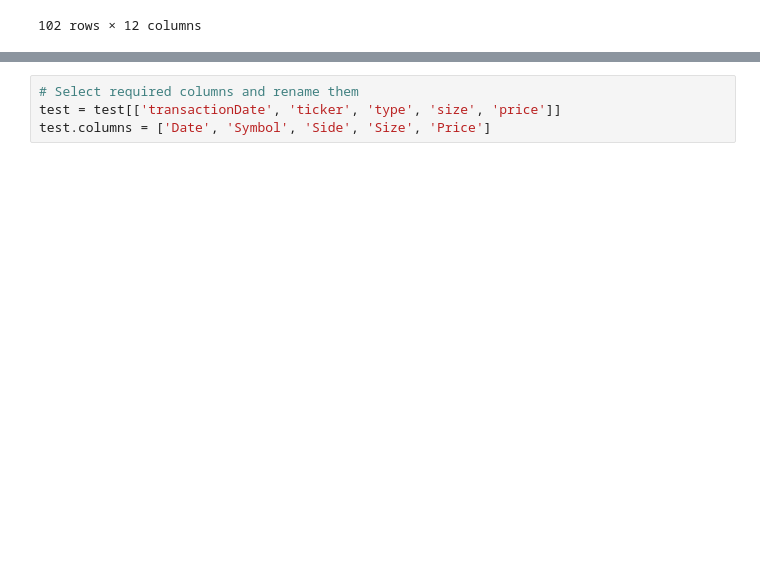
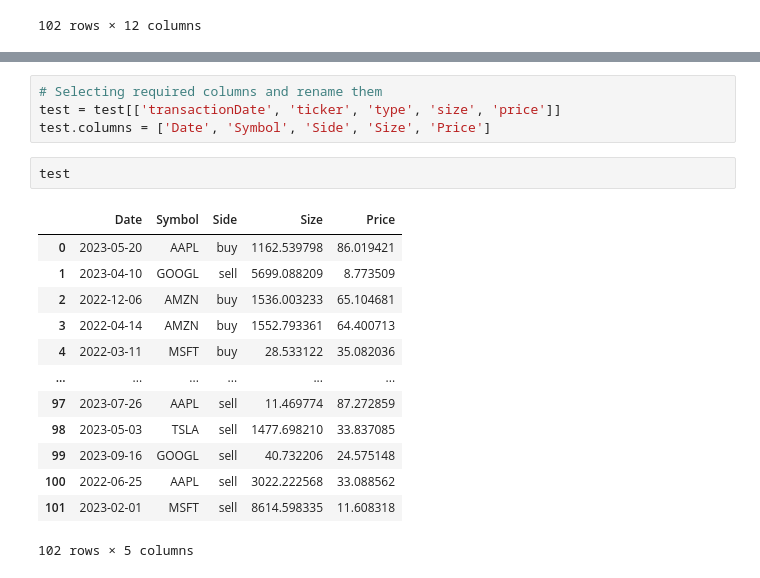
Before and after one commit to Pankaj-2003/Strategy_Performance_Python, a Jupyter notebook: Quant_Analyst_Assignment.ipynb, the cells around one changed output, grey strips where cells are left out. Cells and saved outputs as stored; diff of their text form; blank space fills up the shorter version.

```diff
--- a/Quant_Analyst_Assignment.ipynb
+++ b/Quant_Analyst_Assignment.ipynb
@@ -306,7 +282,23 @@ test['size'] = test['amount'] / test['price']
 # %%
-# Select required columns and rename them
+# Selecting required columns and rename them
 test = test[['transactionDate', 'ticker', 'type', 'size', 'price']]
 test.columns = ['Date', 'Symbol', 'Side', 'Size', 'Price']
+# %%
+test
+# %% [output]
+|  | Date | Symbol | Side | Size | Price |
+| 0 | 2023-05-20 | AAPL | buy | 1162.539798 | 86.019421 |
+| 1 | 2023-04-10 | GOOGL | sell | 5699.088209 | 8.773509 |
+| 2 | 2022-12-06 | AMZN | buy | 1536.003233 | 65.104681 |
+| 3 | 2022-04-14 | AMZN | buy | 1552.793361 | 64.400713 |
+| 4 | 2022-03-11 | MSFT | buy | 28.533122 | 35.082036 |
+| ... | ... | ... | ... | ... | ... |
+| 97 | 2023-07-26 | AAPL | sell | 11.469774 | 87.272859 |
+| 98 | 2023-05-03 | TSLA | sell | 1477.698210 | 33.837085 |
+| 99 | 2023-09-16 | GOOGL | sell | 40.732206 | 24.575148 |
+| 100 | 2022-06-25 | AAPL | sell | 3022.222568 | 33.088562 |
+| 101 | 2023-02-01 | MSFT | sell | 8614.598335 | 11.608318 |
+102 rows × 5 columns
 # %%
 # Sort by date
 test = test.sort_values('Date')
```
Also changed, not shown: parts of 14 cells of this notebook.
